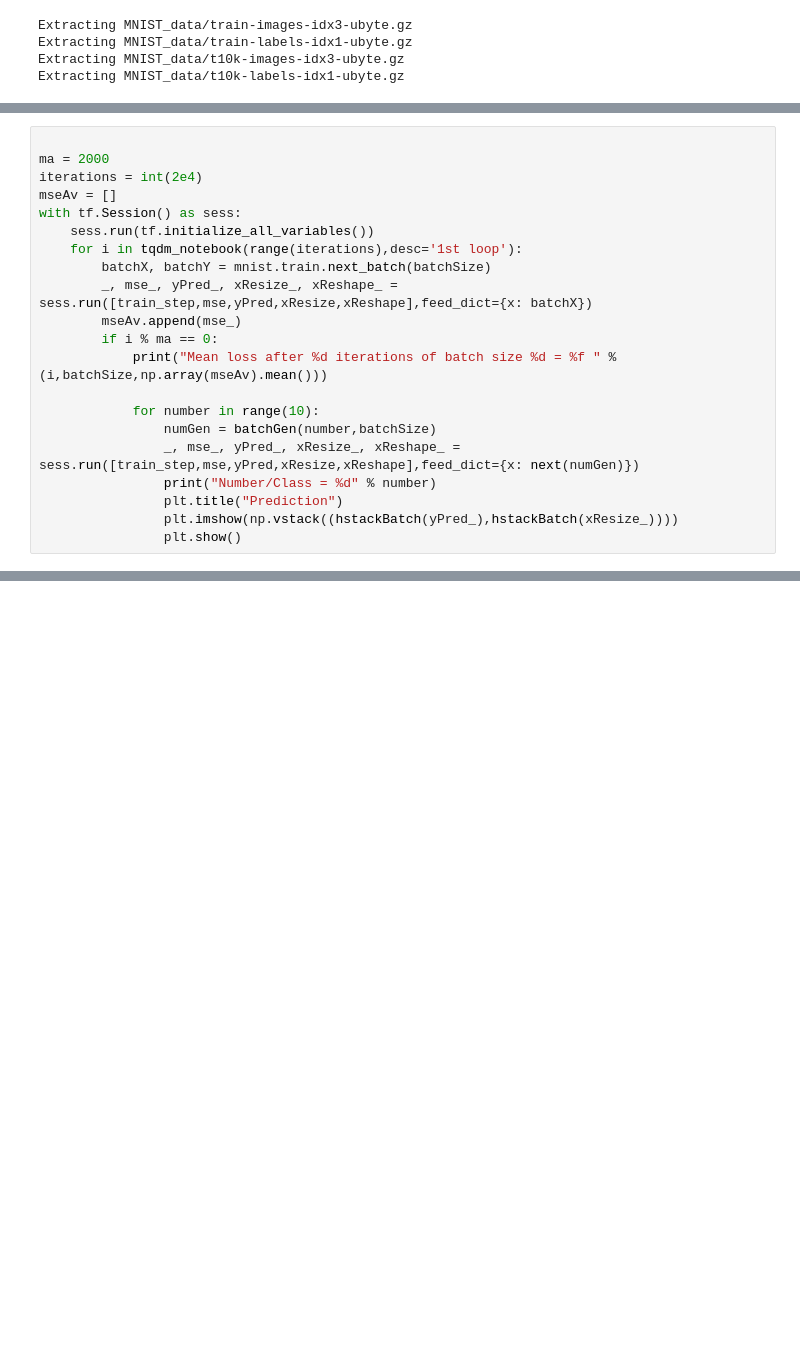
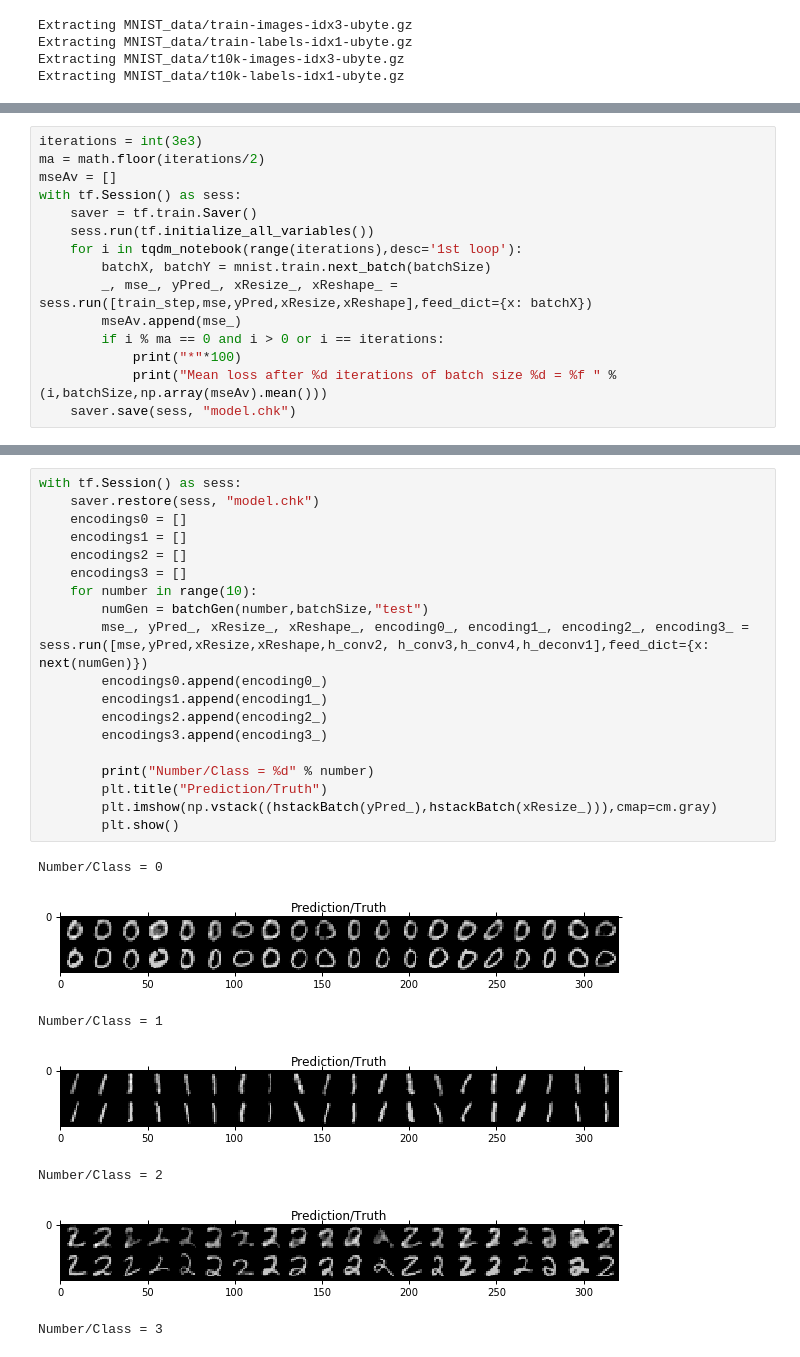
Before and after one commit to mattdns1006/Misc, a Jupyter notebook: autoencoder.ipynb, the cells around one changed output, grey strips where cells are left out. Saved outputs shown, nothing was run; the diff lists cells and outputs as text; blank space fills up the shorter version.

```diff
--- a/autoencoder.ipynb
+++ b/autoencoder.ipynb
@@ -123,22 +130,16 @@ def batchGen(Class,batchSize):
 # %%
-
-ma = 2000
-iterations = int(2e4)
+iterations = int(3e3)
+ma = math.floor(iterations/2)
 mseAv = []
 with tf.Session() as sess:
+    saver = tf.train.Saver()
     sess.run(tf.initialize_all_variables())
     for i in tqdm_notebook(range(iterations),desc='1st loop'):
         batchX, batchY = mnist.train.next_batch(batchSize)
         _, mse_, yPred_, xResize_, xReshape_ = sess.run([train_step,mse,yPred,xResize,xReshape],feed_dict={x: batchX})
         mseAv.append(mse_)
-        if i % ma == 0:
+        if i % ma == 0 and i > 0 or i == iterations:
+            print("*"*100)
             print("Mean loss after %d iterations of batch size %d = %f " % (i,batchSize,np.array(mseAv).mean()))
-
-            for number in range(10):
-                numGen = batchGen(number,batchSize)
-                _, mse_, yPred_, xResize_, xReshape_ = sess.run([train_step,mse,yPred,xResize,xReshape],feed_dict={x: next(numGen)})
-                print("Number/Class = %d" % number)
-                plt.title("Prediction")
-                plt.imshow(np.vstack((hstackBatch(yPred_),hstackBatch(xResize_))))
-                plt.show()
+    saver.save(sess, "model.chk")
 # %% [output]
@@ -158,0 +148,27 @@ Number/Class = 5
+# %%
+with tf.Session() as sess:
+    saver.restore(sess, "model.chk")
+    encodings0 = []
+    encodings1 = []
+    encodings2 = []
+    encodings3 = []
+    for number in range(10):
+        numGen = batchGen(number,batchSize,"test")
+        mse_, yPred_, xResize_, xReshape_, encoding0_, encoding1_, encoding2_, encoding3_ = sess.run([mse,yPred,xResize,xReshape,h_conv2, h_conv3,h_conv4,h_deconv1],feed_dict={x: next(numGen)})
+        encodings0.append(encoding0_)
+        encodings1.append(encoding1_)
+        encodings2.append(encoding2_)
+        encodings3.append(encoding3_)
+
+        print("Number/Class = %d" % number)
+        plt.title("Prediction/Truth")
+        plt.imshow(np.vstack((hstackBatch(yPred_),hstackBatch(xResize_))),cmap=cm.gray)
+        plt.show()
+# %% [output]
+Number/Class = 0
+[figure, added]
+Number/Class = 1
+[figure, added]
+Number/Class = 2
+[figure, added]
+Number/Class = 3
```
Also changed, not shown: parts of 6 cells of this notebook, 1 other file.
